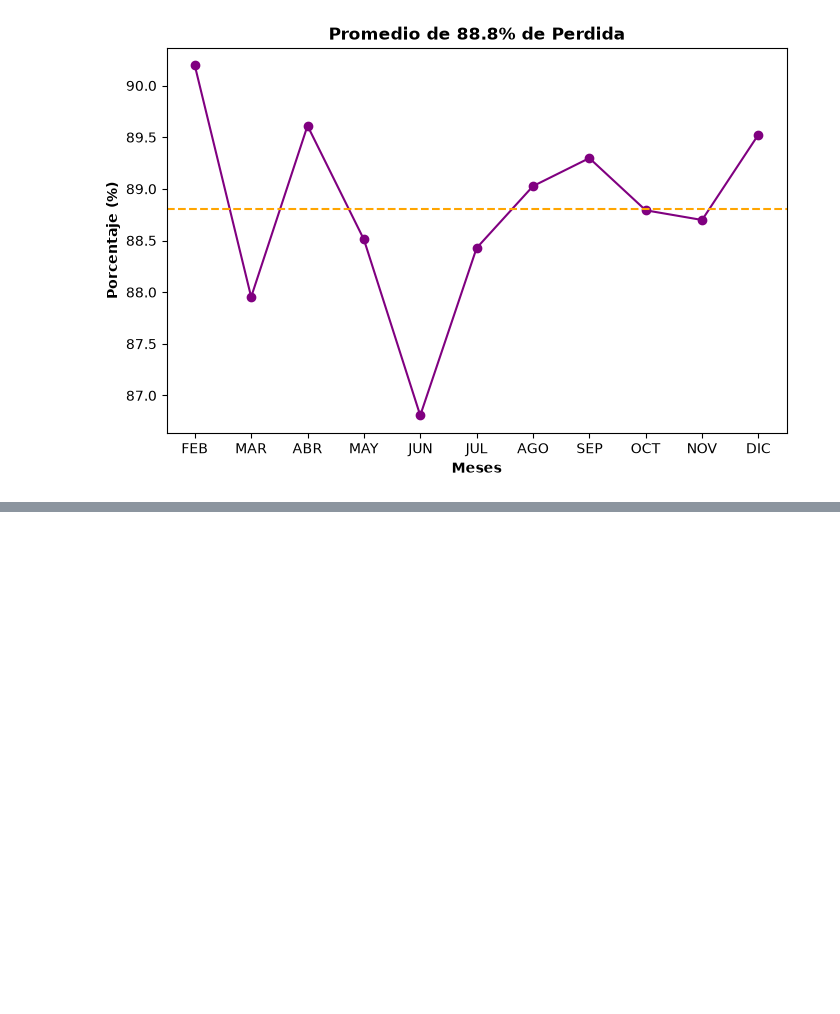
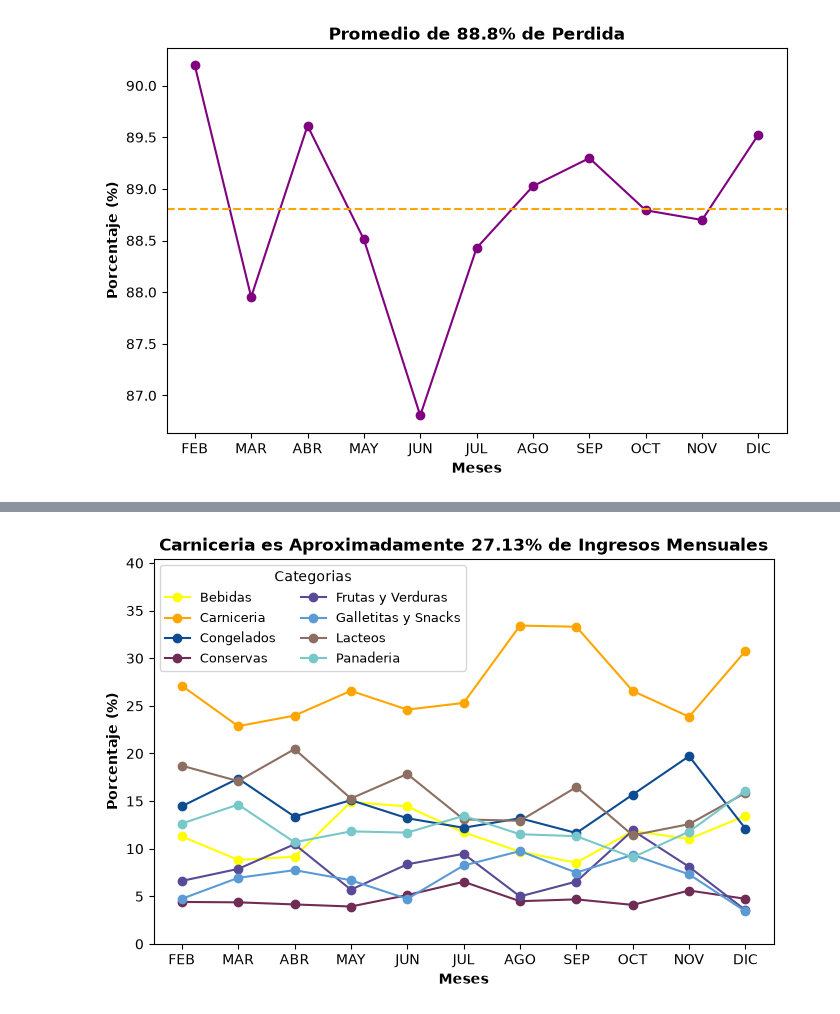
Before and after one commit to jp21bp/DS_Proyectos, a Jupyter notebook: 4_DemandaForecasting/eda2.ipynb, the cells around one changed output, grey strips where cells are left out. Cells and saved outputs as stored; diff of their text form; code cells hidden in the pictures; blank space fills up the shorter version.

Commit message:
Grafica: PPP vs Categorias

```diff
--- a/4_DemandaForecasting/eda2.ipynb
+++ b/4_DemandaForecasting/eda2.ipynb
@@ -284,0 +282,58 @@ ax1.legend(handles1 + handles2, labels1 + labels2,
+# %%
+###### Categoria vs Ingreso
+    # Ver cual % del ingreso mensual es contribuido por cada categoria
+##### Seleccion de datos
+df_mc = df\
+    .groupby(by=['mes', 'categoria'], as_index=False)\
+    .agg(
+        ingreso_mensual = pd.NamedAgg(
+            column='ingreso', aggfunc= lambda series: series.sum()
+        )
+    )
+
+##### Haciendo porcentaje mensual de cada categoria
+df_mc['porcentaje'] = (
+    (
+        df_mc['ingreso_mensual'] / \
+        df_mc.groupby(by='mes')['ingreso_mensual'].transform(
+            lambda series: series.sum()
+        )
+    ) * 100
+).round(2)
+
+
+##### Creando visual
+#### Config inicial
+ANCH = 8
+ALT = 5
+meses = ['FEB', 'MAR', 'ABR', 'MAY', 'JUN',\
+         'JUL', 'AGO', 'SEP', 'OCT', 'NOV', 'DIC']
+categorias = df_mc['categoria'].unique()
+colores = ["#ffff00", "#ffa500", "#0e4c92", "#702c54", "#584A96",\
+        '#5b9bd5', '#8d6e63', '#78C7C9', '#6FA0C8', '#7E77B8',\
+        '#24344A', '#445E89', '#6C8AC9', '#8FAAD6', '#B6D1DB',\
+        '#14142e', '#74260a', '#be6f37', '#eeb77d', '#f7d8ab',\
+        '#ffb74d', '#ff7043', '#8d6e63', '#fbe9e7', '#3e2723',\
+        '#d6e6f2', '#4a90e2', '#7daec8', '#b0bec5', '#d8bfe8', \
+        "#a3c1da", "#5b9bd5", "#0e4c92", "#f0f4f8", "#1c1c1c"]
+fig, ax = plt.subplots(figsize=(ANCH,ALT))
+#### Figura
+for i, cat in enumerate(categorias):
+    ax.plot(
+        range(len(meses)),
+        df_mc[df_mc['categoria']==cat]['porcentaje'],
+        label = cat,
+        marker='o',
+        color = colores[i]
+    )
+ax.set_xticks(range(len(meses)))
+ax.set_xticklabels(meses)
+ax.set_xlabel('Meses', fontweight='bold')
+ax.set_ylabel('Porcentaje (%)', fontweight='bold')
+promedio = df_mc[df_mc['categoria'] == 'Carniceria']['porcentaje'].mean().round(2)
+ax.set_title(f'Carniceria es Aproximadamente {promedio}% de Ingresos Mensuales',fontweight='bold')
+ax.legend(ncol=2, title='Categorias', fontsize=9)
+ax.set_ylim(0, max(df_mc['porcentaje']) + 7)
+plt.show()
+# %% [output]
+[figure, added]
```
Also changed, not shown: parts of 3 cells of this notebook, 1 other file.
